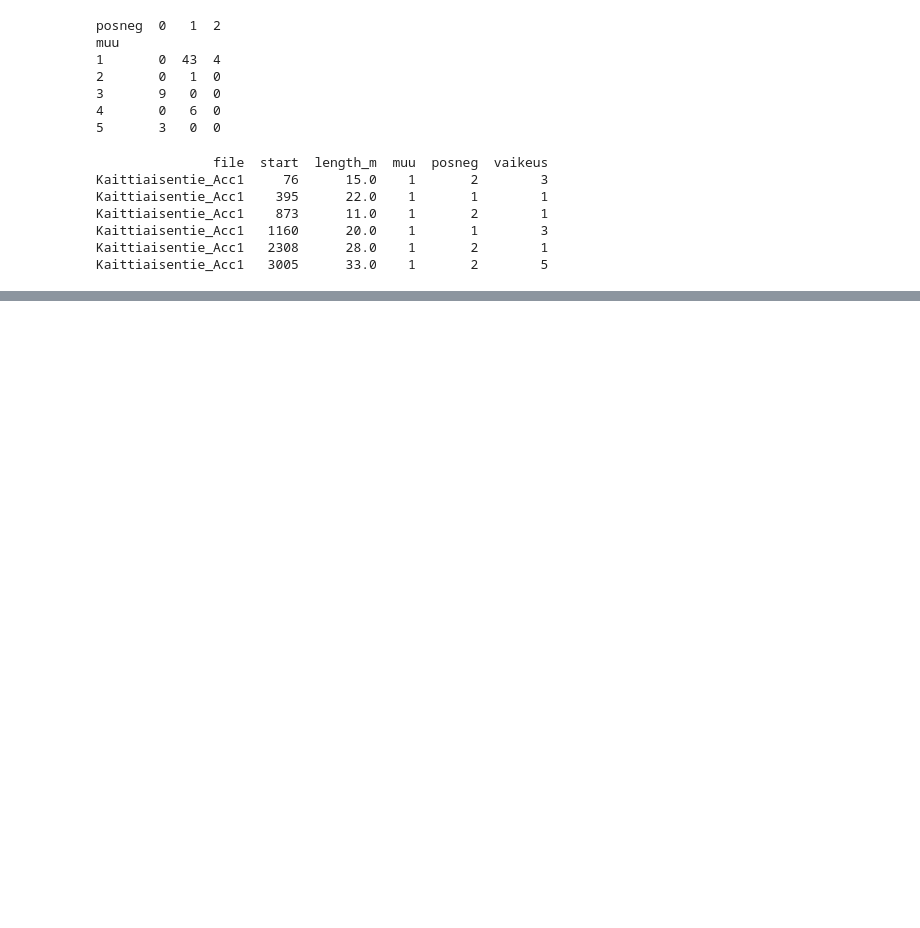
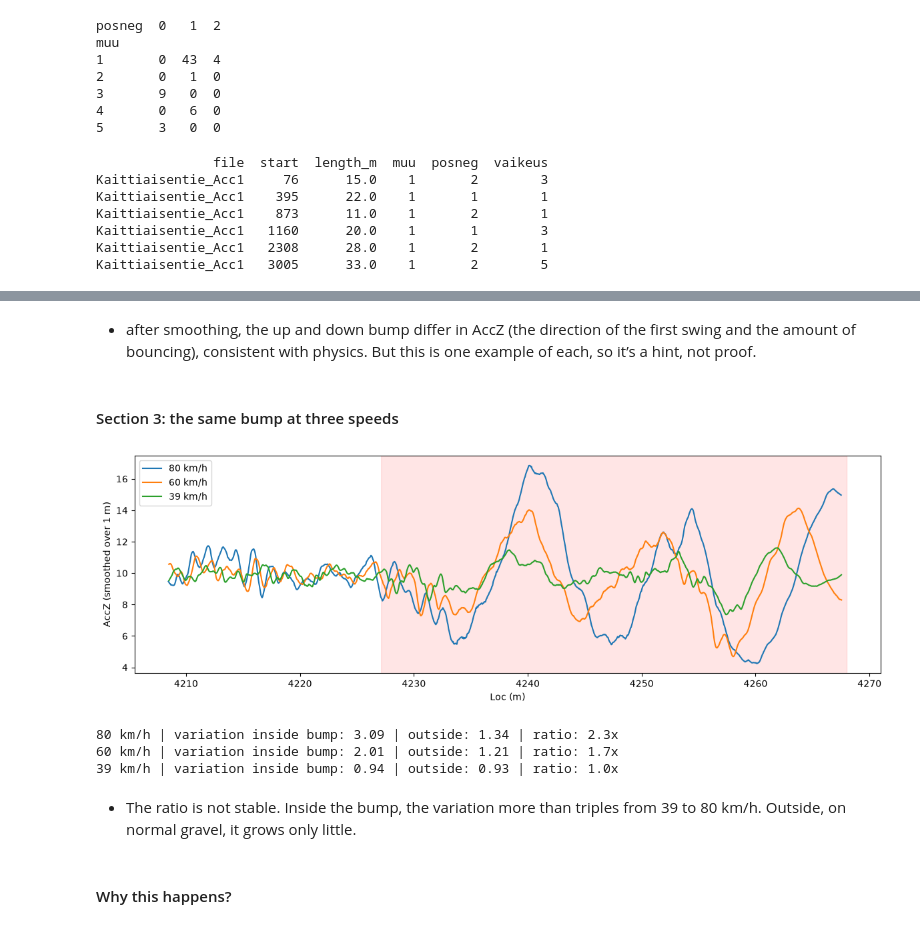
Before and after one commit to kallejjj/SemesterProjectFall2026, a Jupyter notebook: Nihar/03_exploration.ipynb, the cells around one changed output, grey strips where cells are left out. Cells and saved outputs as stored; diff of their text form; code cells hidden in the pictures; blank space fills up the shorter version.

```diff
--- a/Nihar/03_exploration.ipynb
+++ b/Nihar/03_exploration.ipynb
@@ -135,0 +172,43 @@ NameError: name 'plot_bump' is not defined
+# %% [markdown]
+* after smoothing, the up and down bump differ in AccZ (the direction of the first swing and the amount of bouncing), consistent with physics. But this is one example of each, so it’s a hint, not proof.
+# %% [markdown]
+#### Section 3: the same bump at three speeds
+# %%
+iisi = {name: d for name, d in data.items() if name.startswith("Iisingintie")}
+
+center = 4228     # same bump in all three drives
+fig, ax = plt.subplots(figsize=(12, 4))
+
+for name, d in iisi.items():
+    part = d[d["Loc(m)"].between(center - 20, center + 40)]
+    rows_per_meter = 400 / part["Speed (m/s)"].mean()        # rows that cover 1 m of road
+    window = int(rows_per_meter)                             # smooth over 1 m
+    ax.plot(part["Loc(m)"], part["AccZ"].rolling(window, center=True).mean(),
+            label=f"{d['Speed_kmh'].median():.0f} km/h")
+
+ax.fill_between(part["Loc(m)"], 0, 1, where=part["muu"] == 1,
+                transform=ax.get_xaxis_transform(), color="red", alpha=0.1)
+ax.set_xlabel("Loc (m)")
+ax.set_ylabel("AccZ (smoothed over 1 m)")
+ax.legend()
+plt.tight_layout()
+plt.savefig("figures/same_bump_three_speeds.png", dpi=150)
+plt.show()
+# %% [output]
+[figure, added]
+# %%
+# how does the variation change with speed?
+for name, d in iisi.items():
+    near = d[d["Loc(m)"].between(center - 40, center + 60)]
+    inside = near.loc[near["muu"] == 1, "AccZ"].std()
+    outside = near.loc[near["muu"] == 0, "AccZ"].std()
+    print(f"{d['Speed_kmh'].median():.0f} km/h | variation inside bump: {inside:.2f} | "
+          f"outside: {outside:.2f} | ratio: {inside / outside:.1f}x")
+# %% [output]
+80 km/h | variation inside bump: 3.09 | outside: 1.34 | ratio: 2.3x
+60 km/h | variation inside bump: 2.01 | outside: 1.21 | ratio: 1.7x
+39 km/h | variation inside bump: 0.94 | outside: 0.93 | ratio: 1.0x
+# %% [markdown]
+* The ratio is not stable. Inside the bump, the variation more than triples from 39 to 80 km/h. Outside, on normal gravel, it grows only little.
+# %% [markdown]
+#### Why this happens?
```
Also changed, not shown: parts of 17 cells of this notebook, 4 other files.
